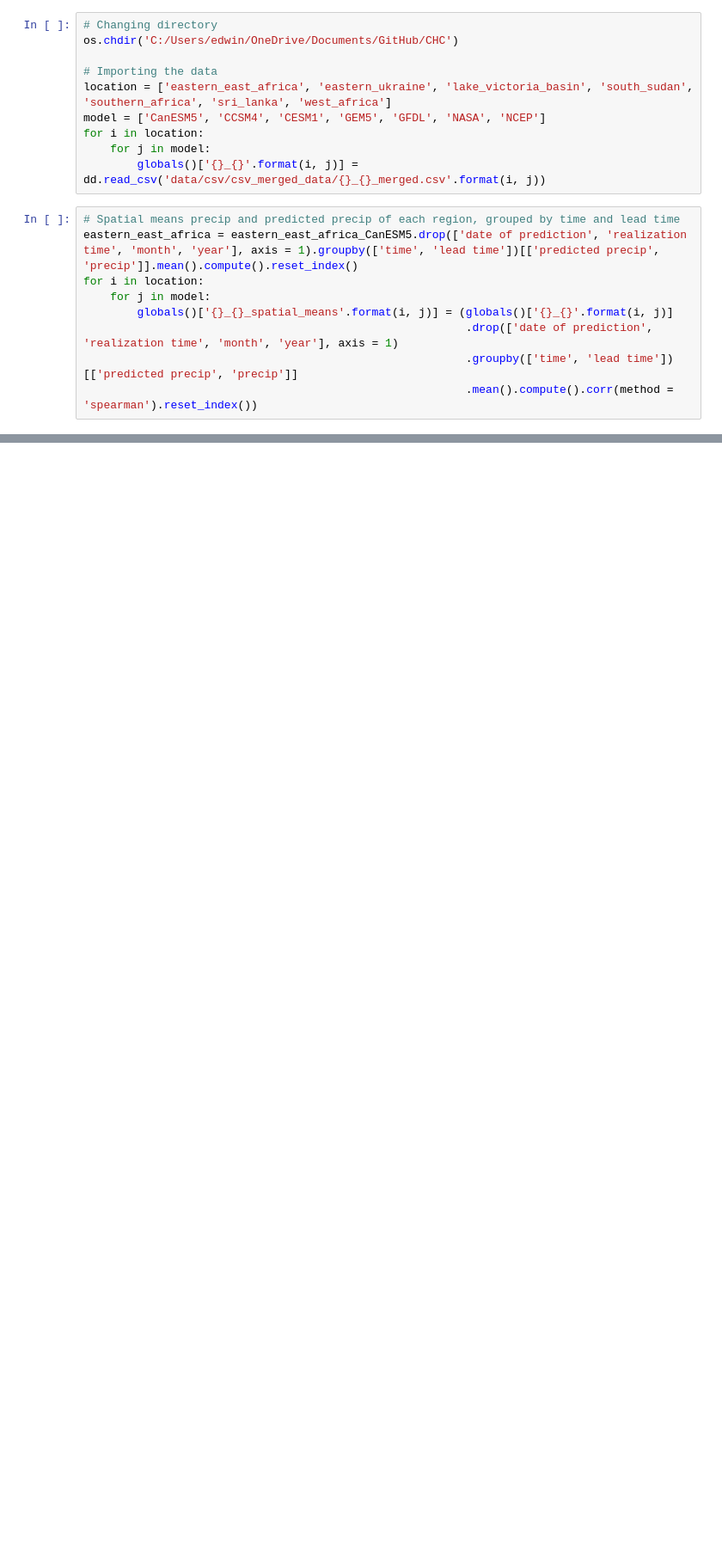
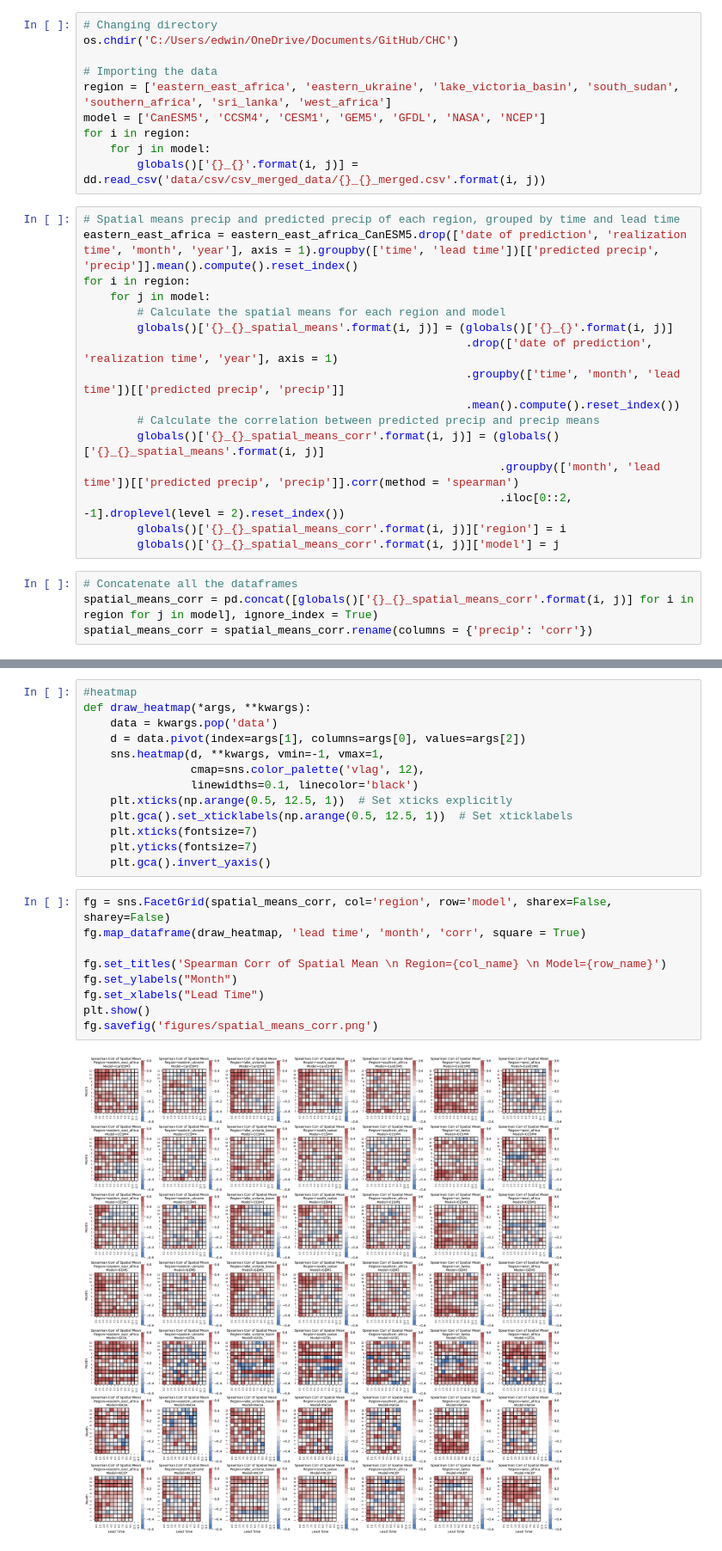
Before and after one commit to yatli24/CHC, a Jupyter notebook: Jupyter notebooks/Spatial_Temporal_means.ipynb, the cells around one changed output, grey strips where cells are left out. Shown at 86% size. Drawn from its saved outputs; the diff is of its cells as text; blank space fills up the shorter version.

```diff
--- a/Jupyter notebooks/Spatial_Temporal_means.ipynb
+++ b/Jupyter notebooks/Spatial_Temporal_means.ipynb
@@ -14,17 +14,28 @@ import os
 os.chdir('C:/Users/edwin/OneDrive/Documents/GitHub/CHC')
 
 # Importing the data
-location = ['eastern_east_africa', 'eastern_ukraine', 'lake_victoria_basin', 'south_sudan', 'southern_africa', 'sri_lanka', 'west_africa']
+region = ['eastern_east_africa', 'eastern_ukraine', 'lake_victoria_basin', 'south_sudan', 'southern_africa', 'sri_lanka', 'west_africa']
 model = ['CanESM5', 'CCSM4', 'CESM1', 'GEM5', 'GFDL', 'NASA', 'NCEP']
-for i in location:
+for i in region:
     for j in model:
         globals()['{}_{}'.format(i, j)] = dd.read_csv('data/csv/csv_merged_data/{}_{}_merged.csv'.format(i, j))
 # %%
 # Spatial means precip and predicted precip of each region, grouped by time and lead time
 eastern_east_africa = eastern_east_africa_CanESM5.drop(['date of prediction', 'realization time', 'month', 'year'], axis = 1).groupby(['time', 'lead time'])[['predicted precip', 'precip']].mean().compute().reset_index()
-for i in location:
+for i in region:
     for j in model:
+        # Calculate the spatial means for each region and model
         globals()['{}_{}_spatial_means'.format(i, j)] = (globals()['{}_{}'.format(i, j)]
-                                                         .drop(['date of prediction', 'realization time', 'month', 'year'], axis = 1)
-                                                         .groupby(['time', 'lead time'])[['predicted precip', 'precip']]
-                                                         .mean().compute().corr(method = 'spearman').reset_index())
+                                                         .drop(['date of prediction', 'realization time', 'year'], axis = 1)
+                                                         .groupby(['time', 'month', 'lead time'])[['predicted precip', 'precip']]
+                                                         .mean().compute().reset_index())
+        # Calculate the correlation between predicted precip and precip means
+        globals()['{}_{}_spatial_means_corr'.format(i, j)] = (globals()['{}_{}_spatial_means'.format(i, j)]
+                                                              .groupby(['month', 'lead time'])[['predicted precip', 'precip']].corr(method = 'spearman')
+                                                              .iloc[0::2, -1].droplevel(level = 2).reset_index())
+        globals()['{}_{}_spatial_means_corr'.format(i, j)]['region'] = i
+        globals()['{}_{}_spatial_means_corr'.format(i, j)]['model'] = j
+# %%
+# Concatenate all the dataframes
+spatial_means_corr = pd.concat([globals()['{}_{}_spatial_means_corr'.format(i, j)] for i in region for j in model], ignore_index = True)
+spatial_means_corr = spatial_means_corr.rename(columns = {'precip': 'corr'})
@@ -30,0 +56,24 @@ for i in location:
+# %%
+#heatmap
+def draw_heatmap(*args, **kwargs):
+    data = kwargs.pop('data')
+    d = data.pivot(index=args[1], columns=args[0], values=args[2])
+    sns.heatmap(d, **kwargs, vmin=-1, vmax=1,
+                cmap=sns.color_palette('vlag', 12),
+                linewidths=0.1, linecolor='black')
+    plt.xticks(np.arange(0.5, 12.5, 1))  # Set xticks explicitly
+    plt.gca().set_xticklabels(np.arange(0.5, 12.5, 1))  # Set xticklabels
+    plt.xticks(fontsize=7)
+    plt.yticks(fontsize=7)
+    plt.gca().invert_yaxis()
+# %%
+fg = sns.FacetGrid(spatial_means_corr, col='region', row='model', sharex=False, sharey=False)
+fg.map_dataframe(draw_heatmap, 'lead time', 'month', 'corr', square = True)
+
+fg.set_titles('Spearman Corr of Spatial Mean \n Region={col_name} \n Model={row_name}')
+fg.set_ylabels("Month")
+fg.set_xlabels("Lead Time")
+plt.show()
+fg.savefig('figures/spatial_means_corr.png')
+# %% [output]
+[figure, added]
```
Also changed, not shown: parts of 5 cells of this notebook.
